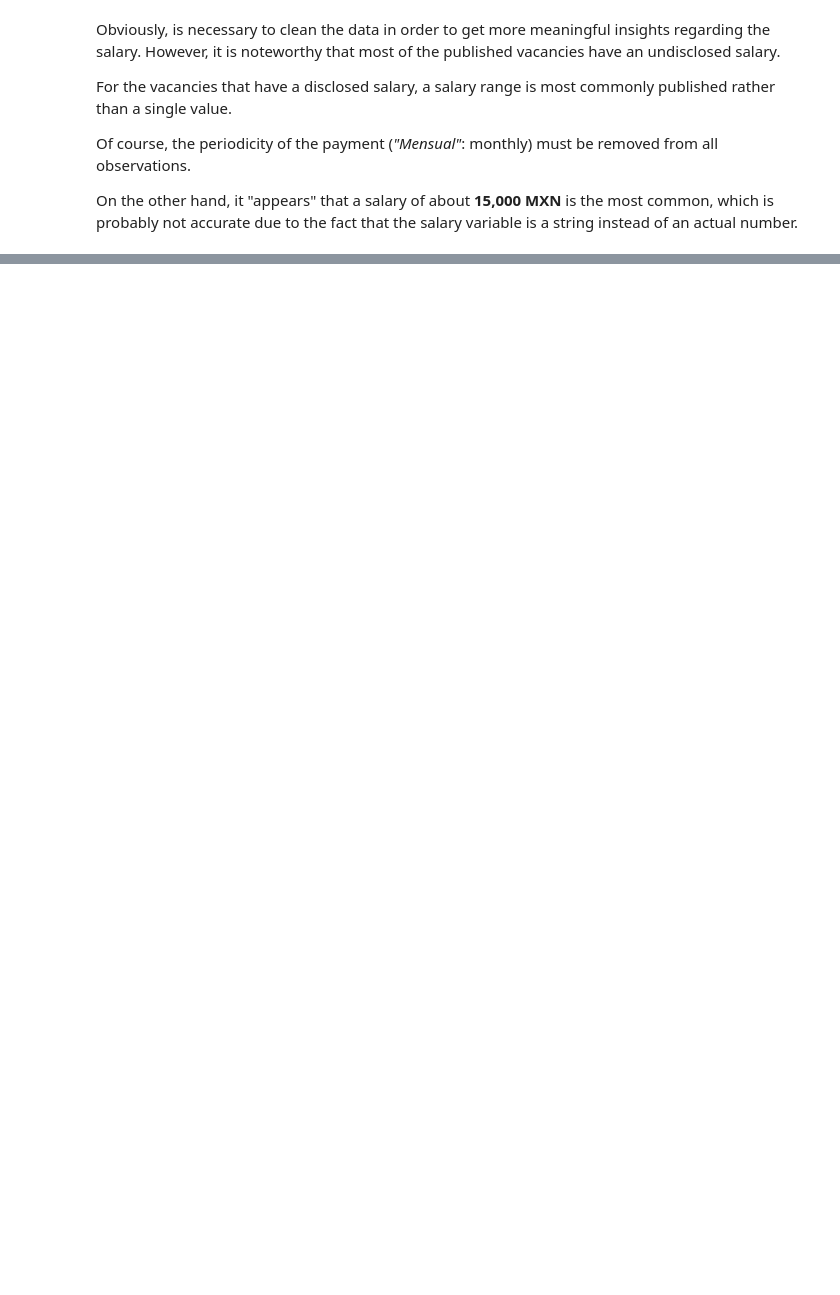
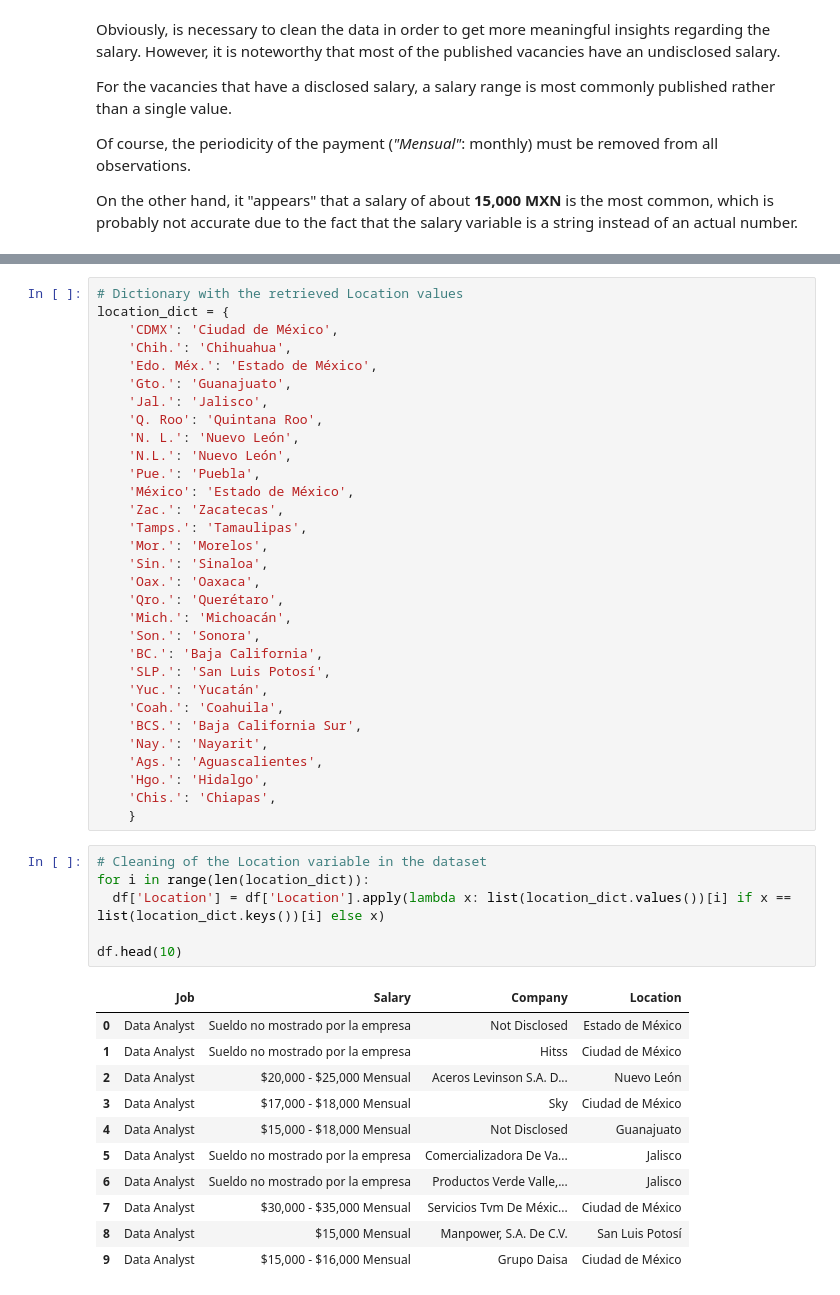
Before and after one commit to DanielEduardoLopez/DataJobs-MX2023, a Jupyter notebook: 2_DataJobsMX2023_DataAnalysis.ipynb, the cells around one changed output, grey strips where cells are left out. Cells and saved outputs as stored; diff of their text form; blank space fills up the shorter version.

```diff
--- a/2_DataJobsMX2023_DataAnalysis.ipynb
+++ b/2_DataJobsMX2023_DataAnalysis.ipynb
@@ -297,0 +506,49 @@ On the other hand, it "appears" that a salary of about **15,000 MXN** is the mos
+# %%
+# Dictionary with the retrieved Location values
+location_dict = {
+    'CDMX': 'Ciudad de México',
+    'Chih.': 'Chihuahua',
+    'Edo. Méx.': 'Estado de México',
+    'Gto.': 'Guanajuato',
+    'Jal.': 'Jalisco',
+    'Q. Roo': 'Quintana Roo',
+    'N. L.': 'Nuevo León',
+    'N.L.': 'Nuevo León',
+    'Pue.': 'Puebla',
+    'México': 'Estado de México',
+    'Zac.': 'Zacatecas',
+    'Tamps.': 'Tamaulipas',
+    'Mor.': 'Morelos',
+    'Sin.': 'Sinaloa',
+    'Oax.': 'Oaxaca',
+    'Qro.': 'Querétaro',
+    'Mich.': 'Michoacán',
+    'Son.': 'Sonora',
+    'BC.': 'Baja California',
+    'SLP.': 'San Luis Potosí',
+    'Yuc.': 'Yucatán',
+    'Coah.': 'Coahuila',
+    'BCS.': 'Baja California Sur',
+    'Nay.': 'Nayarit',
+    'Ags.': 'Aguascalientes',
+    'Hgo.': 'Hidalgo',
+    'Chis.': 'Chiapas',
+    }
+# %%
+# Cleaning of the Location variable in the dataset
+for i in range(len(location_dict)):
+  df['Location'] = df['Location'].apply(lambda x: list(location_dict.values())[i] if x == list(location_dict.keys())[i] else x)
+
+df.head(10)
+# %% [output]
+|  | Job | Salary | Company | Location |
+| 0 | Data Analyst | Sueldo no mostrado por la empresa | Not Disclosed | Estado de México |
+| 1 | Data Analyst | Sueldo no mostrado por la empresa | Hitss | Ciudad de México |
+| 2 | Data Analyst | $20,000 - $25,000 Mensual | Aceros Levinson S.A. D... | Nuevo León |
+| 3 | Data Analyst | $17,000 - $18,000 Mensual | Sky | Ciudad de México |
+| 4 | Data Analyst | $15,000 - $18,000 Mensual | Not Disclosed | Guanajuato |
+| 5 | Data Analyst | Sueldo no mostrado por la empresa | Comercializadora De Va... | Jalisco |
+| 6 | Data Analyst | Sueldo no mostrado por la empresa | Productos Verde Valle,... | Jalisco |
+| 7 | Data Analyst | $30,000 - $35,000 Mensual | Servicios Tvm De Méxic... | Ciudad de México |
+| 8 | Data Analyst | $15,000 Mensual | Manpower, S.A. De C.V. | San Luis Potosí |
+| 9 | Data Analyst | $15,000 - $16,000 Mensual | Grupo Daisa | Ciudad de México |
```
Also changed, not shown: parts of 46 cells of this notebook.
